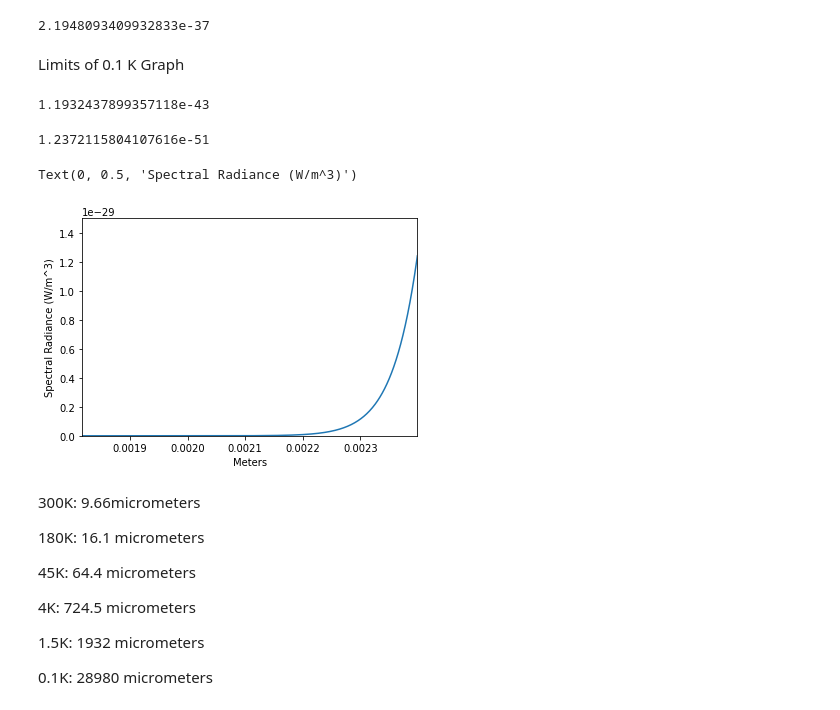
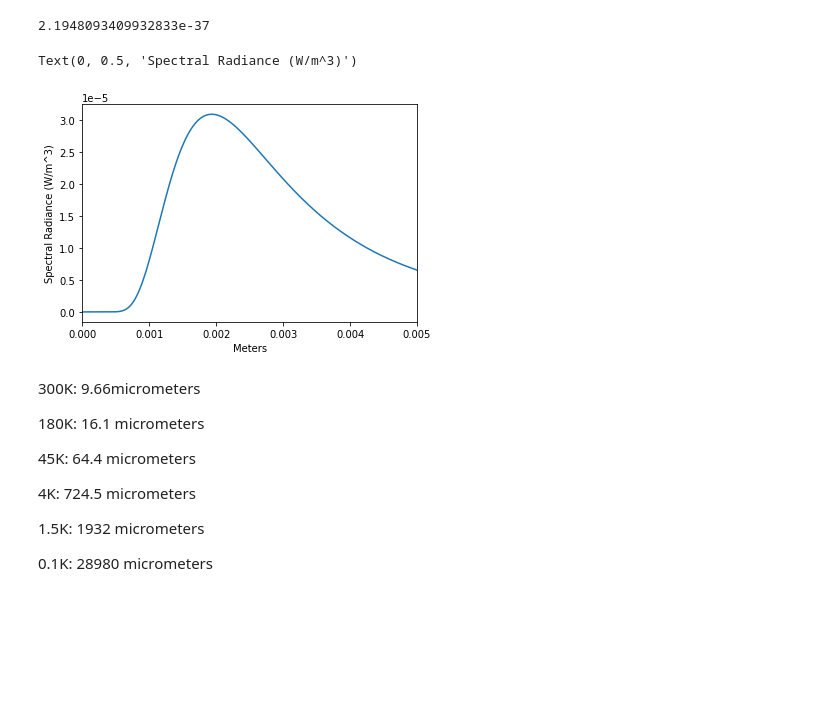
Before and after one commit to labrador208/Cryostat, a Jupyter notebook: Cryostat2.ipynb, the cells around one changed output. Cells and saved outputs as stored; diff of their text form; code cells hidden in the pictures; blank space fills up the shorter version.

```diff
--- a/Cryostat2.ipynb
+++ b/Cryostat2.ipynb
@@ -26,10 +28,16 @@ while i<2:
 # %% [output]
 1.1934e-16
 # %%
+#Determines the peak emissive power over the full spectrum of wavelengths
 temp=300
-i=9.66e-6
+
+
+i=2898/(300*10**6)
+
+
 exponentTerm3=(6.63e-34*3.00e8)/((i*1.3805e-23)*temp)
 Ebot=math.pow(i,5)*(math.exp(exponentTerm3)-1)
 print(Ebot)
+print("Peak emissive power:", 1.1934e-16/Ebot)
 # %% [output]
 1.2050973390653184e-23
@@ -175,54 +166,37 @@ while i<2000000000000:
-# %% [markdown]
-Limits of 0.1 K Graph
-# %%
-i=1.25*(math.pow(10,11))
-Btop=2*(6.63*math.pow(10,-34))*(i**3)
-exponentTerm=((6.63*math.pow(10,-34))*(i)/(temp*(1.38*math.pow(10,-23))))
-Bbot=((3.00*math.pow(10,8))*2*(3.00*math.pow(10,8)))*((np.exp(exponentTerm))-1)
-  #wavelengths1m2.append(i)
-B=Btop/Bbot
-print(B)
-# %% [output]
-1.1932437899357118e-43
-# %%
-i=1.65*(math.pow(10,11))
-Btop=2*(6.63*math.pow(10,-34))*(i**3)
-exponentTerm=((6.63*math.pow(10,-34))*(i)/(temp*(1.38*math.pow(10,-23))))
-Bbot=((3.00*math.pow(10,8))*2*(3.00*math.pow(10,8)))*((np.exp(exponentTerm))-1)
-  #wavelengths1m2.append(i)
-B=Btop/Bbot
-print(B)
-# %% [output]
-1.2372115804107616e-51
 # %%
+#The below set of plots will plot each set of wavelengths and corresponding spectral radiances. Uncomment the lines to compare plots.
+
 #plt.plot(wavelengths300, (emissivePower300),".")
 #plt.plot(wavelengths180,(emissivePower180), "-")
 #plt.plot(wavelengths45,emissivePower45,"v")
 #plt.plot(wavelengths4,emissivePower4,"o")
-#plt.plot(wavelengths15,emissivePower15)
-plt.plot(wavelengths1m,emissivePower1m)
+plt.plot(wavelengths15,emissivePower15)
+#plt.plot(wavelengths1m,emissivePower1m)
 #plt.plot(wavelengths1m2, emissivePower1m2)
+
+#Because the ranges of wavelengths are so large, the graphs do not show the important parts of the curves. Use plt.xlim to see the wavelength range that is relevant
 
 #plt.xscale('log')
 #plt.yscale('log')
 #plt.xlim(0,0.00002)
 #plt.xlim(0.000008,0.000012)
 #plt.xlim(0,20)
 #plt.xlim(0.000008,0.000011)
 #plt.xlim(0.0000125,0.00002)
 #plt.xlim(0,0.0002)
 #plt.xlim(0,0.04)
 #plt.ylim(0,math.pow(10,-17))
-plt.xlim(0.001816923987879,0.002398339664)
+#plt.xlim(0.001816923987879,0.002398339664)
 #plt.xlim(0,0.0025)
 #plt.xlim(0.000016,0.0000162)
 #plt.xlim(1.24*(math.pow(10,11)),1.26*math.pow(10,11))
-plt.ylim(0,1.5e-29)
+#plt.ylim(0,1.5e-29)
+plt.xlim(0,0.005)
 plt.xlabel('Meters')
 plt.ylabel('Spectral Radiance (W/m^3)')
 # %% [output]
 Text(0, 0.5, 'Spectral Radiance (W/m^3)')
-[figure, old version]
+[figure, new version]
 # %% [markdown]
 300K: 9.66micrometers
 
```
Also changed, not shown: parts of 8 cells of this notebook.
